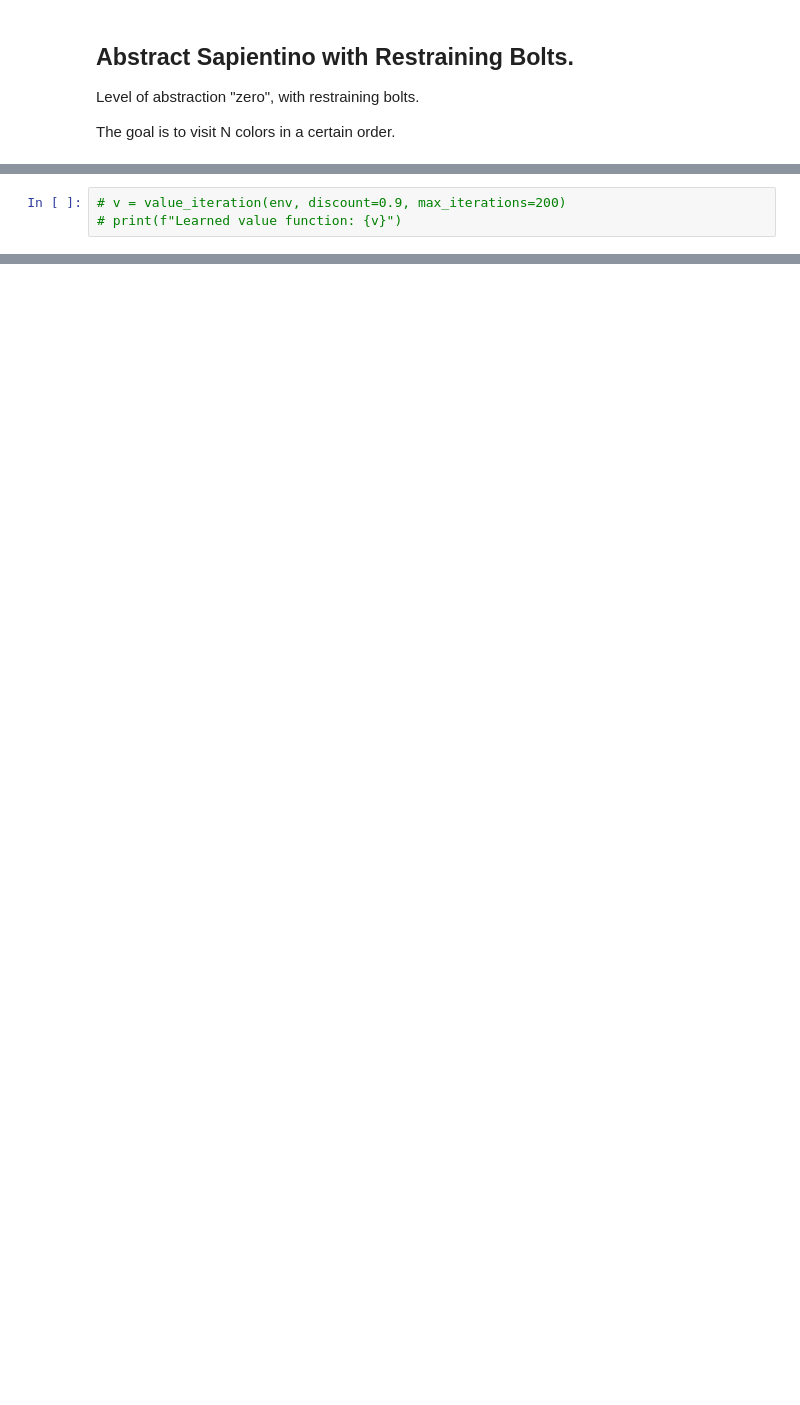
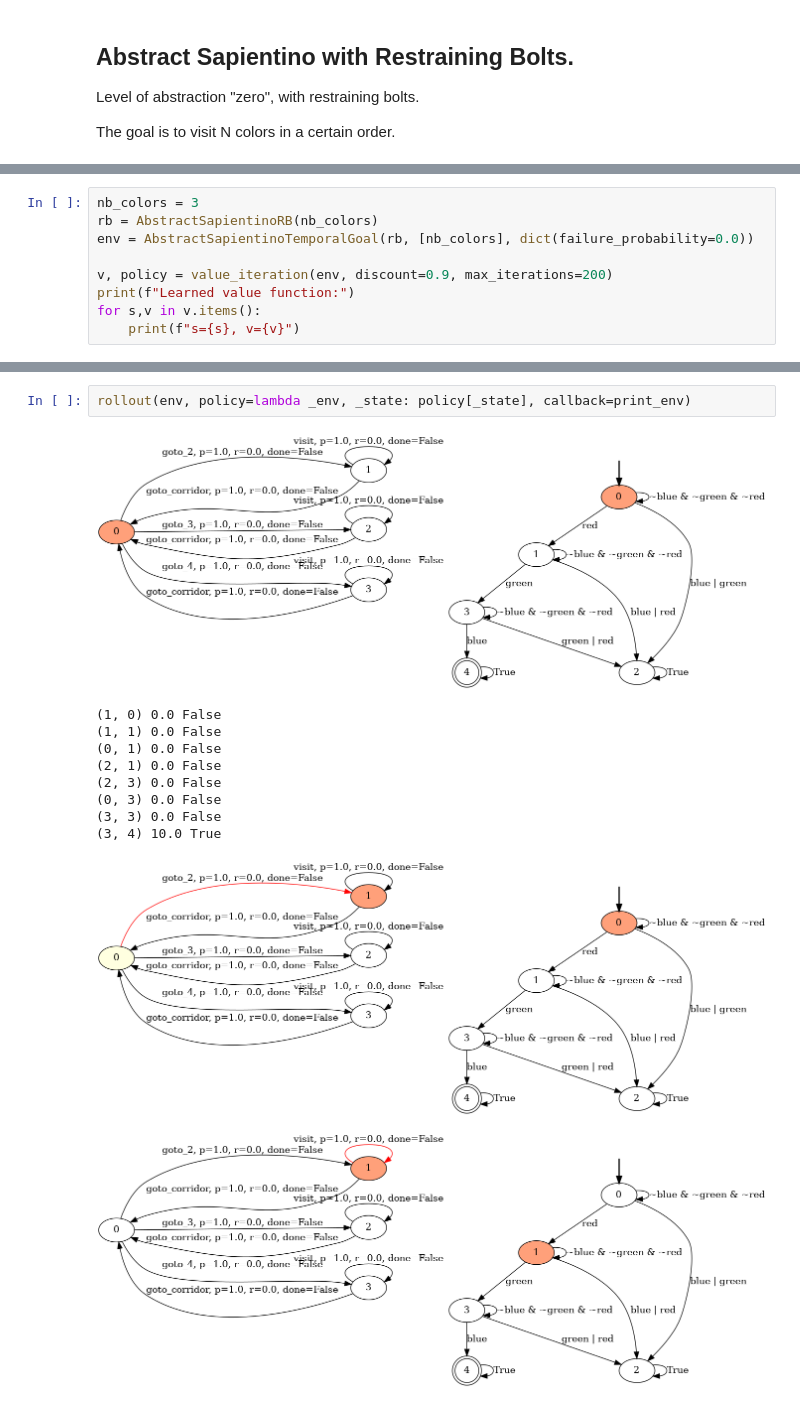
Before and after one commit to cipollone/multinav2, a Jupyter notebook: notebooks/01_abstract_sapientino_with_rb.ipynb, the cells around one changed output, grey strips where cells are left out. Drawn from its saved outputs; the diff is of its cells as text; blank space fills up the shorter version.

Commit message:
finish abstract sapientino with rb

```diff
--- a/notebooks/01_abstract_sapientino_with_rb.ipynb
+++ b/notebooks/01_abstract_sapientino_with_rb.ipynb
@@ -59,3 +68,9 @@ for _ in range(10):
 # %%
-# v = value_iteration(env, discount=0.9, max_iterations=200)
-# print(f"Learned value function: {v}")
+nb_colors = 3
+rb = AbstractSapientinoRB(nb_colors)
+env = AbstractSapientinoTemporalGoal(rb, [nb_colors], dict(failure_probability=0.0))
+
+v, policy = value_iteration(env, discount=0.9, max_iterations=200)
+print(f"Learned value function:")
+for s,v in v.items():
+    print(f"s={s}, v={v}")
@@ -61,0 +95,14 @@ for _ in range(10):
+# %%
+rollout(env, policy=lambda _env, _state: policy[_state], callback=print_env)
+# %% [output]
+[figure, added]
+(1, 0) 0.0 False
+(1, 1) 0.0 False
+(0, 1) 0.0 False
+(2, 1) 0.0 False
+(2, 3) 0.0 False
+(0, 3) 0.0 False
+(3, 3) 0.0 False
+(3, 4) 10.0 True
+[figure, added]
+[figure, added]
```
Also changed, not shown: parts of 7 cells of this notebook, 8 other files.
